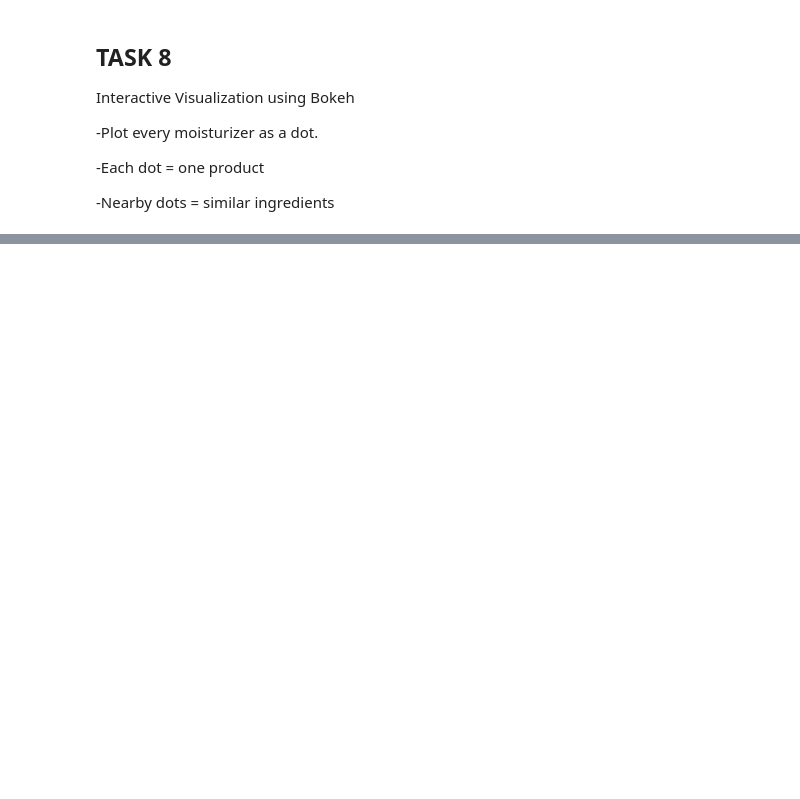
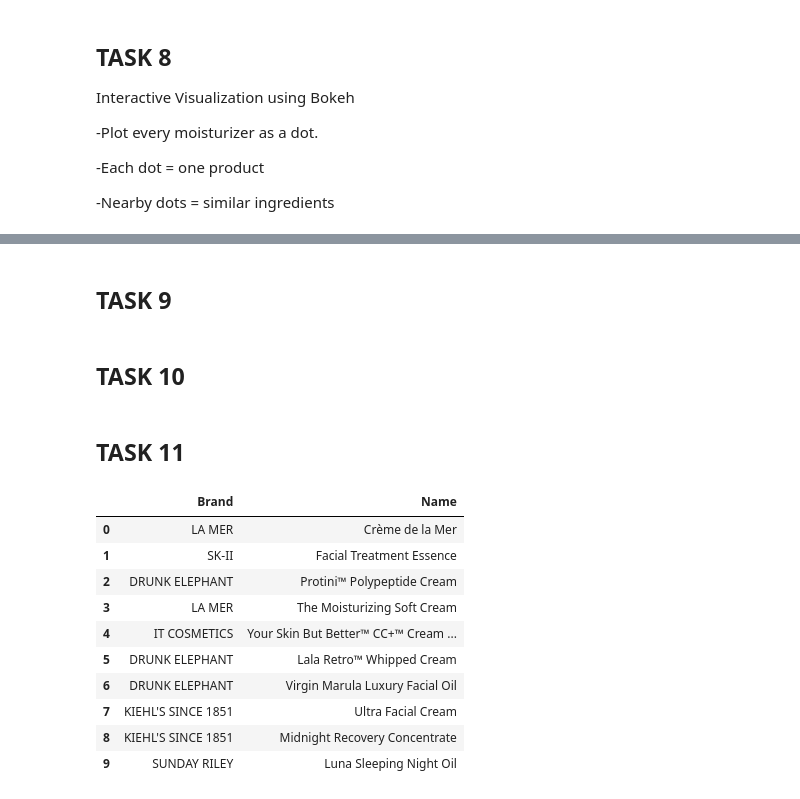
Before and after one commit to riyaguptamail15-web/Analysis-of-Chemical-Components, a Jupyter notebook: analysis.ipynb, the cells around one changed output, grey strips where cells are left out. Drawn from its saved outputs; the diff is of its cells as text; code cells hidden in the pictures; blank space fills up the shorter version.

```diff
--- a/analysis.ipynb
+++ b/analysis.ipynb
@@ -390,2 +390,4 @@ GlyphRenderer(id='p1078', ...)
+# %% [markdown]
+## TASK 9
 # %%
 hover = HoverTool(tooltips=[
@@ -396,5 +399,23 @@ hover = HoverTool(tooltips=[
 ])
 
 plot.add_tools(hover)
+# %% [markdown]
+## TASK 10
 # %%
 show(plot)
+# %% [markdown]
+## TASK 11
+# %%
+moisturizers[["Brand","Name"]].head(10)
+# %% [output]
+|  | Brand | Name |
+| 0 | LA MER | Crème de la Mer |
+| 1 | SK-II | Facial Treatment Essence |
+| 2 | DRUNK ELEPHANT | Protini™ Polypeptide Cream |
+| 3 | LA MER | The Moisturizing Soft Cream |
+| 4 | IT COSMETICS | Your Skin But Better™ CC+™ Cream ... |
+| 5 | DRUNK ELEPHANT | Lala Retro™ Whipped Cream |
+| 6 | DRUNK ELEPHANT | Virgin Marula Luxury Facial Oil |
+| 7 | KIEHL'S SINCE 1851 | Ultra Facial Cream |
+| 8 | KIEHL'S SINCE 1851 | Midnight Recovery Concentrate |
+| 9 | SUNDAY RILEY | Luna Sleeping Night Oil |
```
Also changed, not shown: parts of 11 cells of this notebook.
